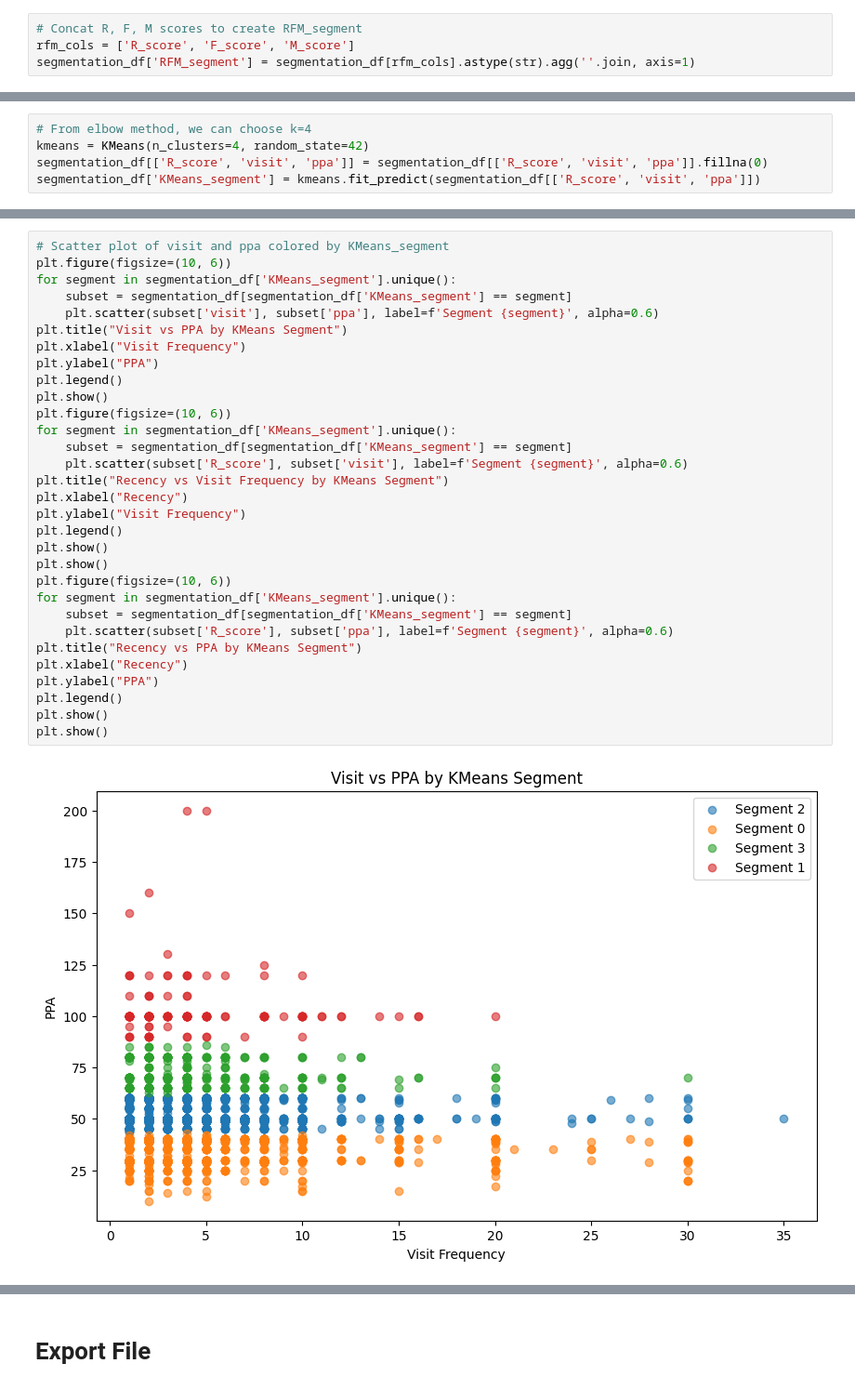
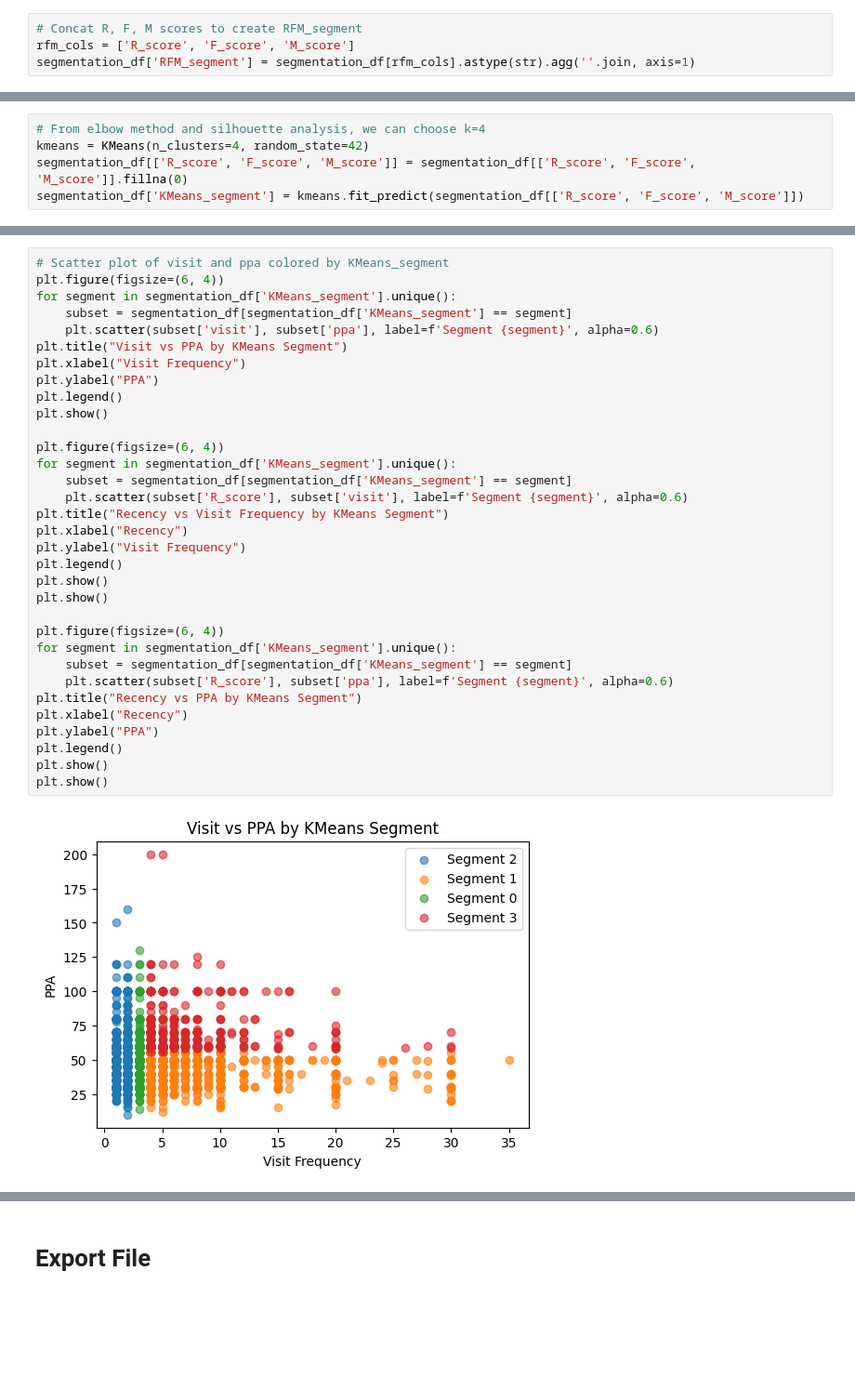
Before and after one commit to Truong2003-tqd/Highlands-Customer-Analysis, a Jupyter notebook: Preprocessing Notebook/preprocessing.ipynb, the cells around one changed output, grey strips where cells are left out. Shown at 93% size. Cells and saved outputs as stored; diff of their text form; blank space fills up the shorter version.

Commit message:
kmeans segmentation results

```diff
--- a/Preprocessing Notebook/preprocessing.ipynb
+++ b/Preprocessing Notebook/preprocessing.ipynb
@@ -2293,5 +2306,5 @@ plt.show()
 # %%
-# From elbow method, we can choose k=4
+# From elbow method and silhouette analysis, we can choose k=4
 kmeans = KMeans(n_clusters=4, random_state=42)
-segmentation_df[['R_score', 'visit', 'ppa']] = segmentation_df[['R_score', 'visit', 'ppa']].fillna(0)
-segmentation_df['KMeans_segment'] = kmeans.fit_predict(segmentation_df[['R_score', 'visit', 'ppa']])
+segmentation_df[['R_score', 'F_score', 'M_score']] = segmentation_df[['R_score', 'F_score', 'M_score']].fillna(0)
+segmentation_df['KMeans_segment'] = kmeans.fit_predict(segmentation_df[['R_score', 'F_score', 'M_score']])
@@ -2330,33 +2331,35 @@ KMeans_segment
 # %%
 # Scatter plot of visit and ppa colored by KMeans_segment
-plt.figure(figsize=(10, 6))
+plt.figure(figsize=(6, 4))
 for segment in segmentation_df['KMeans_segment'].unique():
     subset = segmentation_df[segmentation_df['KMeans_segment'] == segment]
     plt.scatter(subset['visit'], subset['ppa'], label=f'Segment {segment}', alpha=0.6)
 plt.title("Visit vs PPA by KMeans Segment")
 plt.xlabel("Visit Frequency")
 plt.ylabel("PPA")
 plt.legend()
 plt.show()
-plt.figure(figsize=(10, 6))
+
+plt.figure(figsize=(6, 4))
 for segment in segmentation_df['KMeans_segment'].unique():
     subset = segmentation_df[segmentation_df['KMeans_segment'] == segment]
     plt.scatter(subset['R_score'], subset['visit'], label=f'Segment {segment}', alpha=0.6)
 plt.title("Recency vs Visit Frequency by KMeans Segment")
 plt.xlabel("Recency")
 plt.ylabel("Visit Frequency")
 plt.legend()
 plt.show()
 plt.show()
-plt.figure(figsize=(10, 6))
+
+plt.figure(figsize=(6, 4))
 for segment in segmentation_df['KMeans_segment'].unique():
     subset = segmentation_df[segmentation_df['KMeans_segment'] == segment]
     plt.scatter(subset['R_score'], subset['ppa'], label=f'Segment {segment}', alpha=0.6)
 plt.title("Recency vs PPA by KMeans Segment")
 plt.xlabel("Recency")
 plt.ylabel("PPA")
 plt.legend()
 plt.show()
 plt.show()
 # %% [output]
-[figure, old version]
+[figure, new version]
```
Also changed, not shown: parts of 10 cells of this notebook, 8 other files.
